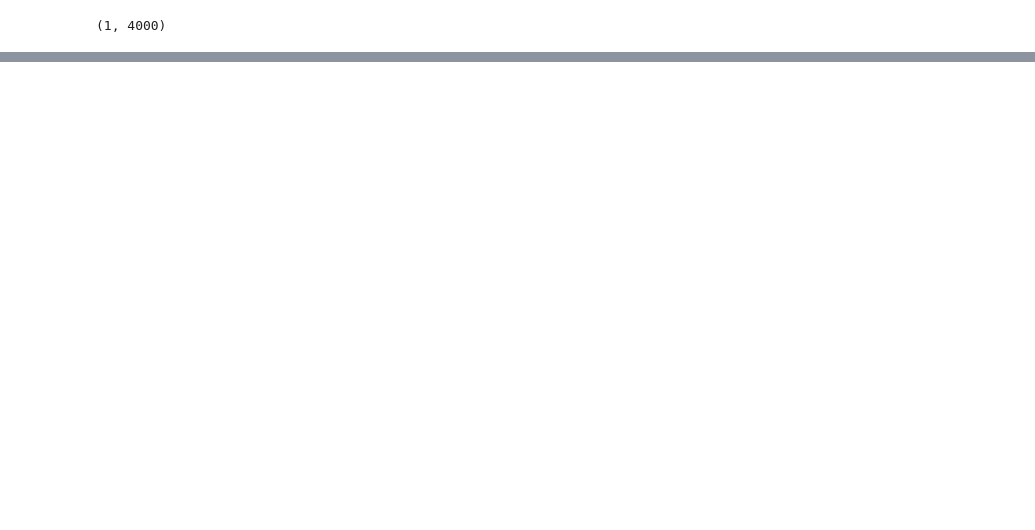
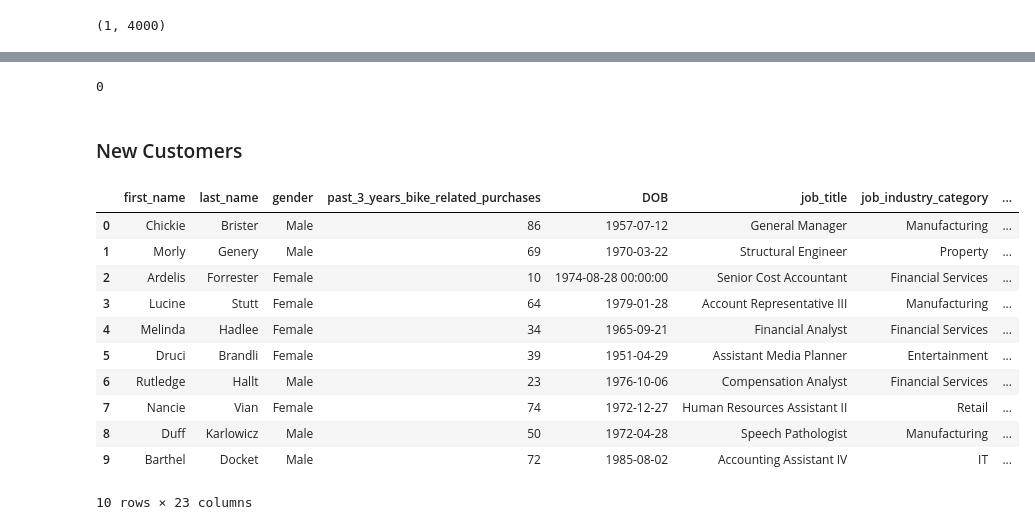
Before and after one commit to nicksv03/KPMG_Data_Analytics_Consulting, a Jupyter notebook: data_cleaning.ipynb, the cells around one changed output, grey strips where cells are left out. Saved outputs shown, nothing was run; the diff lists cells and outputs as text; code cells hidden in the pictures; blank space fills up the shorter version.

```diff
--- a/data_cleaning.ipynb
+++ b/data_cleaning.ipynb
@@ -64,0 +93,22 @@ cust_dem['customer_id'].min(), cust_dem['customer_id'].max()
+# %%
+# Duplicate Values Check
+cust_dem['customer_id'].duplicated().sum()
+# %% [output]
+0
+# %% [markdown]
+### New Customers
+# %%
+new_cust.head(10)
+# %% [output]
+|  | first_name | last_name | gender | past_3_years_bike_related_purchases | DOB | job_title | job_industry_category | ... |
+| 0 | Chickie | Brister | Male | 86 | 1957-07-12 | General Manager | Manufacturing | ... |
+| 1 | Morly | Genery | Male | 69 | 1970-03-22 | Structural Engineer | Property | ... |
+| 2 | Ardelis | Forrester | Female | 10 | 1974-08-28 00:00:00 | Senior Cost Accountant | Financial Services | ... |
+| 3 | Lucine | Stutt | Female | 64 | 1979-01-28 | Account Representative III | Manufacturing | ... |
+| 4 | Melinda | Hadlee | Female | 34 | 1965-09-21 | Financial Analyst | Financial Services | ... |
+| 5 | Druci | Brandli | Female | 39 | 1951-04-29 | Assistant Media Planner | Entertainment | ... |
+| 6 | Rutledge | Hallt | Male | 23 | 1976-10-06 | Compensation Analyst | Financial Services | ... |
+| 7 | Nancie | Vian | Female | 74 | 1972-12-27 | Human Resources Assistant II | Retail | ... |
+| 8 | Duff | Karlowicz | Male | 50 | 1972-04-28 | Speech Pathologist | Manufacturing | ... |
+| 9 | Barthel | Docket | Male | 72 | 1985-08-02 | Accounting Assistant IV | IT | ... |
+10 rows × 23 columns
```
Also changed, not shown: parts of 15 cells of this notebook.
